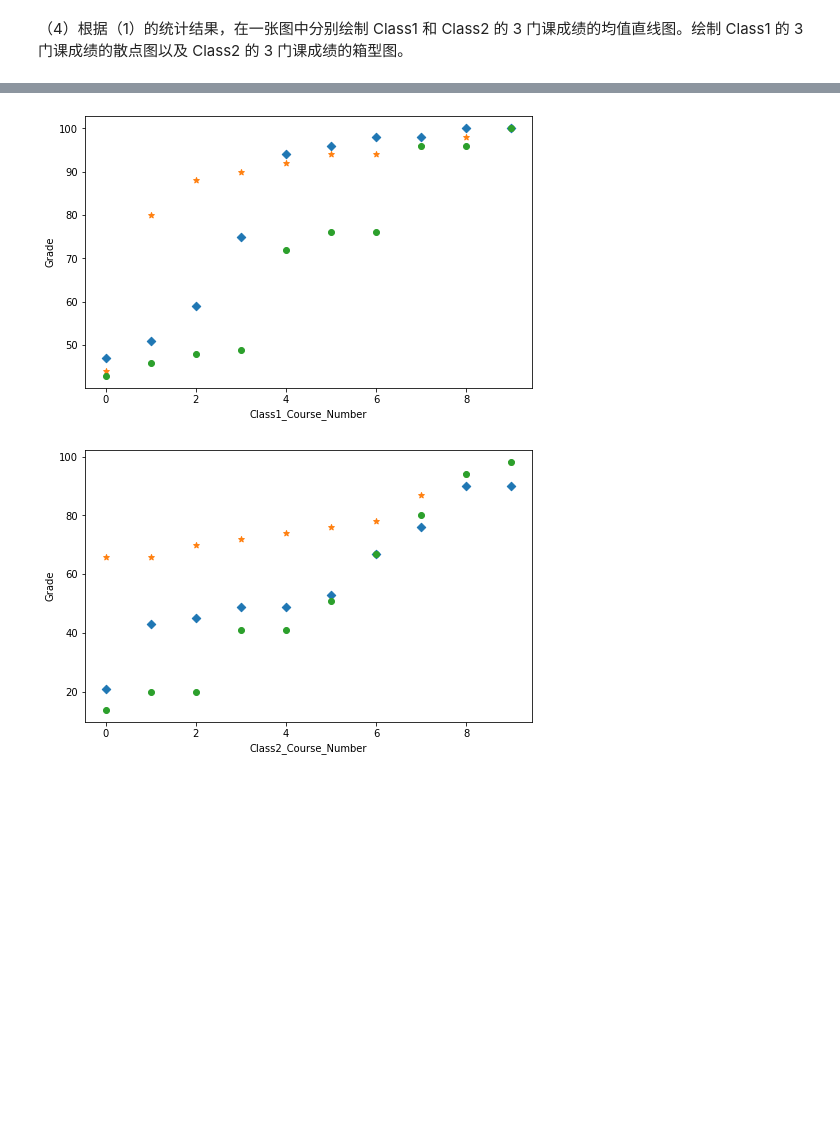
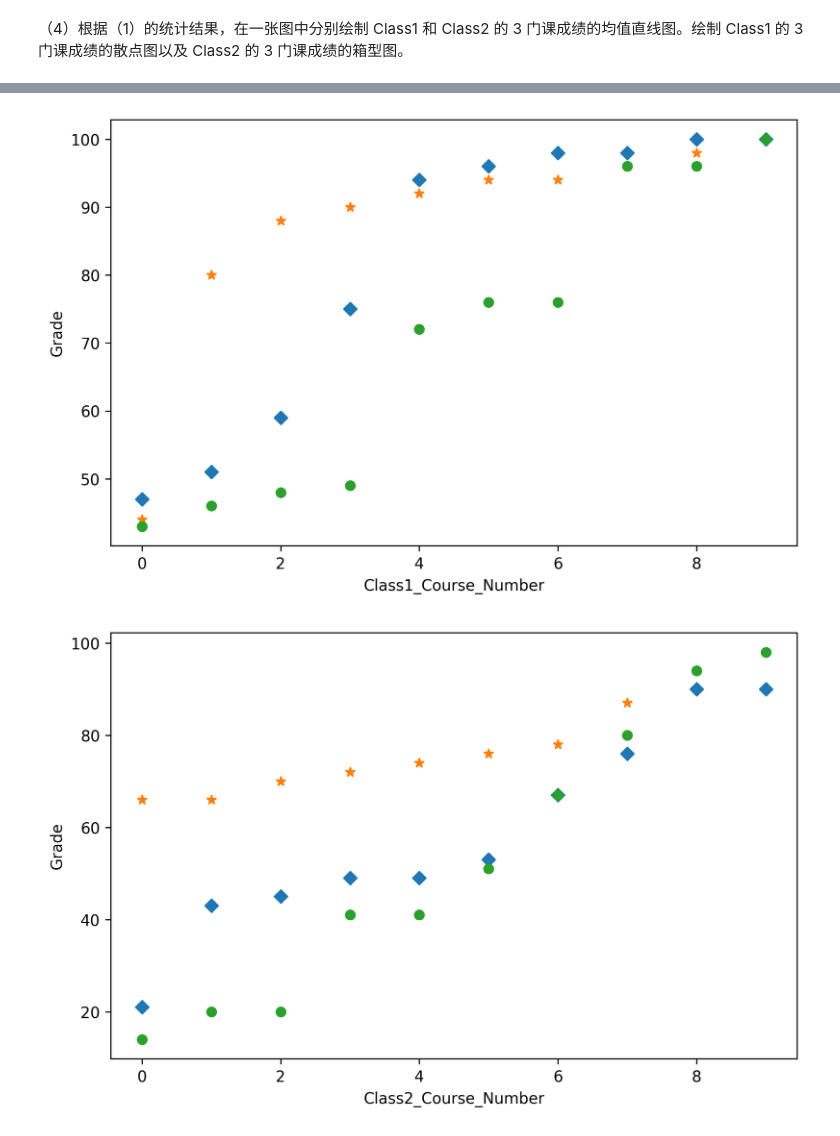
Before and after one commit to CHONGANDXU/Upload-Test, a Jupyter notebook: Pandas_assignment.ipynb, the cells around one changed output, grey strips where cells are left out. Cells and saved outputs as stored; diff of their text form; code cells hidden in the pictures; blank space fills up the shorter version.

```diff
--- a/Pandas_assignment.ipynb
+++ b/Pandas_assignment.ipynb
@@ -183,7 +183,7 @@ df_Class1 = pd.DataFrame(Class1)
 # print(df_Class1.describe(),'\n')
 df_Class1_describe = pd.DataFrame(df_Class1.describe())
 # print(df_Class1_describe.iloc[[1,2,3,7],:],'\n')
-Class1_change = df_Class1.append(df_Class1_describe.iloc[[1, 2, 3, 7], :])
+Class1_change = pd.concat([df_Class1, df_Class1_describe.iloc[[1, 2, 3, 7], :]])
 print(Class1_change, '\n')
 
 Class2 = {
@@ -207,7 +207,7 @@ df_Class2 = pd.DataFrame(Class2)
 # print(df.describe(),'\n')
 df_Class2_describe = pd.DataFrame(df_Class2.describe())
 # print(df_Class2_describe.iloc[[1,2,3,7],:],'\n')
-Class2_change = df_Class2.append(df_Class2_describe.iloc[[1, 2, 3, 7], :])
+Class2_change = pd.concat([df_Class2, (df_Class2_describe.iloc[[1, 2, 3, 7], :])])
 print(Class2_change, '\n')
 # %% [output]
         name     Course1     Course2     Course3
@@ -257,7 +257,7 @@ Index: []
 # %% [markdown]
 （3）将表 7.4 和表 7.5 按照对应的列名合并为一个表，分别统计 Course1 和 Course2、Course3 中成绩高于 60 分的人数，并绘制条形图。
 # %%
-df_All = df_Class1.append(df_Class2, ignore_index=True)
+df_All = pd.concat([df_Class1, df_Class2], ignore_index=True)
 # print(df_All)
 count1 = df_All[df_All['Course1'] > 60].count()
 count2 = df_All[df_All['Course2'] > 60].count()
@@ -330,37 +330,37 @@ Name: mean, dtype: float64
 # %%
 D = MarkerStyle('D')
 star = MarkerStyle('*')
 
-plt.figure(num=3, figsize=(8, 5))
+plt.figure(num=3, figsize=(8, 5), dpi=300)
 x1 = np.array(range(10))
 y1 = df_Class1.sort_values(by='Course1').iloc[:, 1]
 plt.xlabel('Class1_Course_Number')
 plt.ylabel('Grade')
 plt.scatter(x1, y1, marker=D)
 
 y2 = df_Class1.sort_values(by='Course2').iloc[:, 2]
 plt.scatter(x1, y2, marker=star)
 
 
 y3 = df_Class1.sort_values(by='Course3').iloc[:, 3]
 plt.scatter(x1, y3)
 show()
 
-plt.figure(num=3, figsize=(8, 5))
+plt.figure(num=3, figsize=(8, 5), dpi=300)
 m1 = df_Class2.sort_values(by='Course1').iloc[:, 1]
 plt.xlabel('Class2_Course_Number')
 plt.ylabel('Grade')
 plt.scatter(x1, m1, marker=D)
 
 m2 = df_Class2.sort_values(by='Course2').iloc[:, 2]
 plt.scatter(x1, m2, marker=star)
 
 m3 = df_Class2.sort_values(by='Course3').iloc[:, 3]
 plt.scatter(x1, m3)
 show()
 # %% [output]
-[figure, old version]
+[figure, new version]
-[figure, old version]
+[figure, new version]
 # %%
 df_Class1.boxplot()
 show()
```
Also changed, not shown: parts of 10 cells of this notebook.
